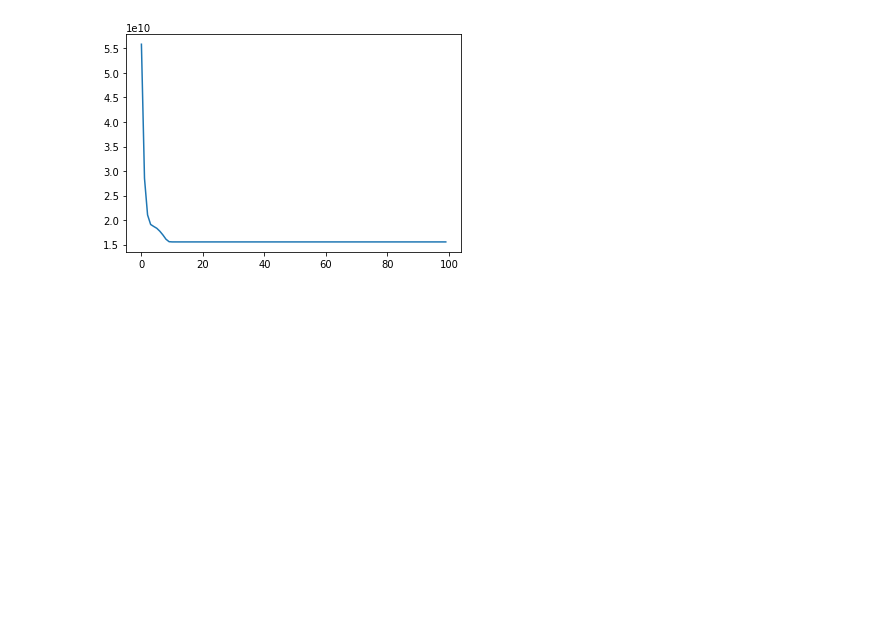
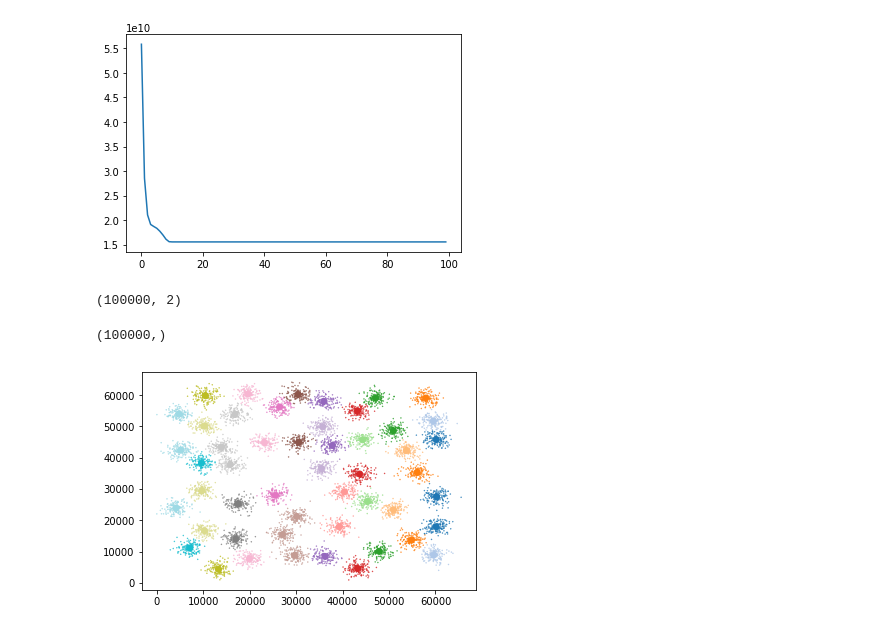
Before and after one commit to jiyuw/bench-marking-k-means, a Jupyter notebook: kmeans-py test.ipynb, the cells around one changed output. Cells and saved outputs as stored; diff of their text form; code cells hidden in the pictures; blank space fills up the shorter version.

```diff
--- a/kmeans-py test.ipynb
+++ b/kmeans-py test.ipynb
@@ -43,0 +66,16 @@ plt.show()
+# %%
+newx, newpa = expand_dataset(data, c, gt, 100000)
+# %%
+newx.shape
+# %% [output]
+(100000, 2)
+# %%
+newpa.shape
+# %% [output]
+(100000,)
+# %%
+plt.scatter(newx[:,0], newx[:,1], marker='.', c=newpa, s=0.7, cmap='tab20')
+plt.scatter(c[:,0], c[:,1], marker='o', c=range(c.shape[0]), cmap='tab20')
+plt.show()
+# %% [output]
+[figure, added]
```
Also changed, not shown: parts of 9 cells of this notebook, 46 other files.
